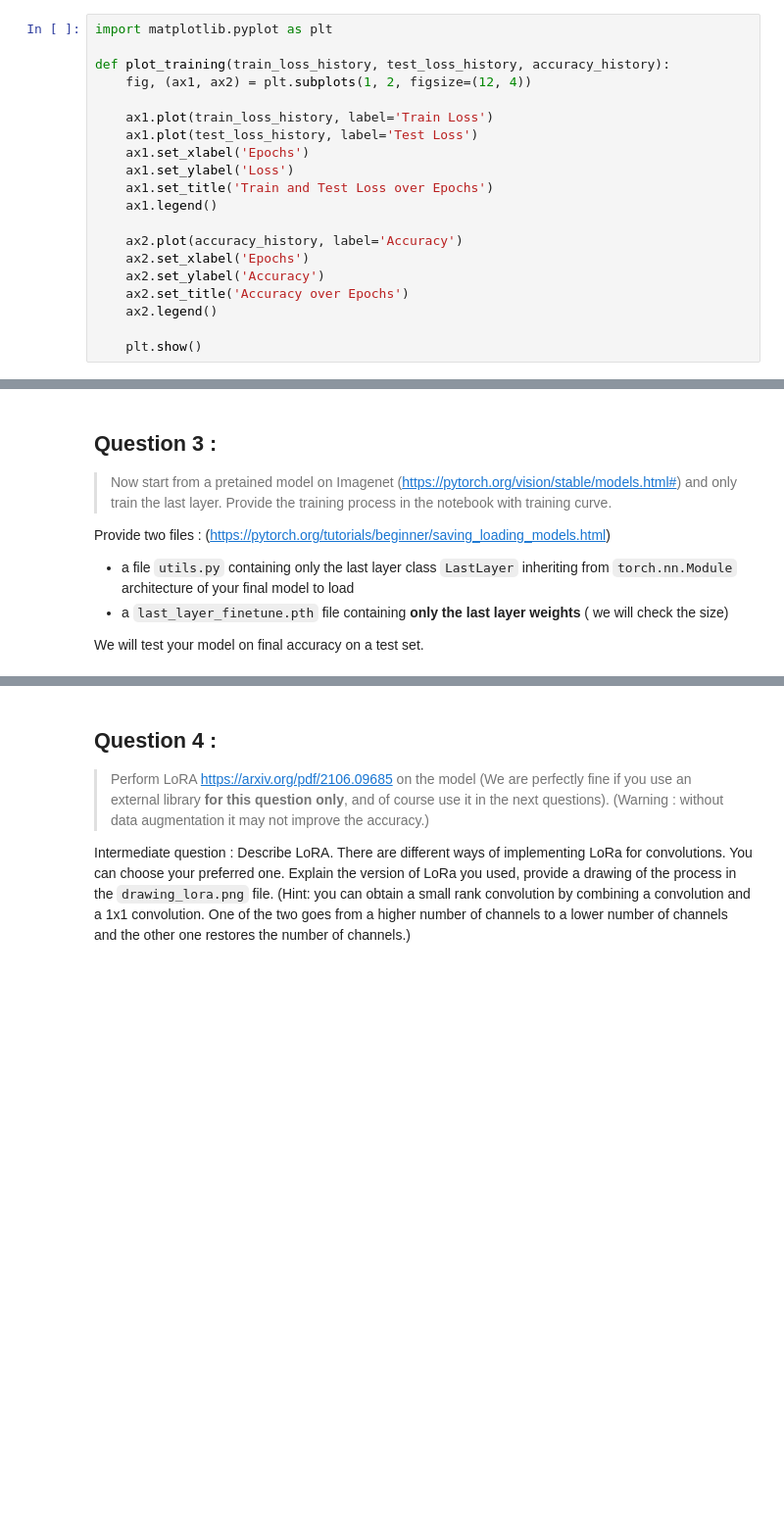
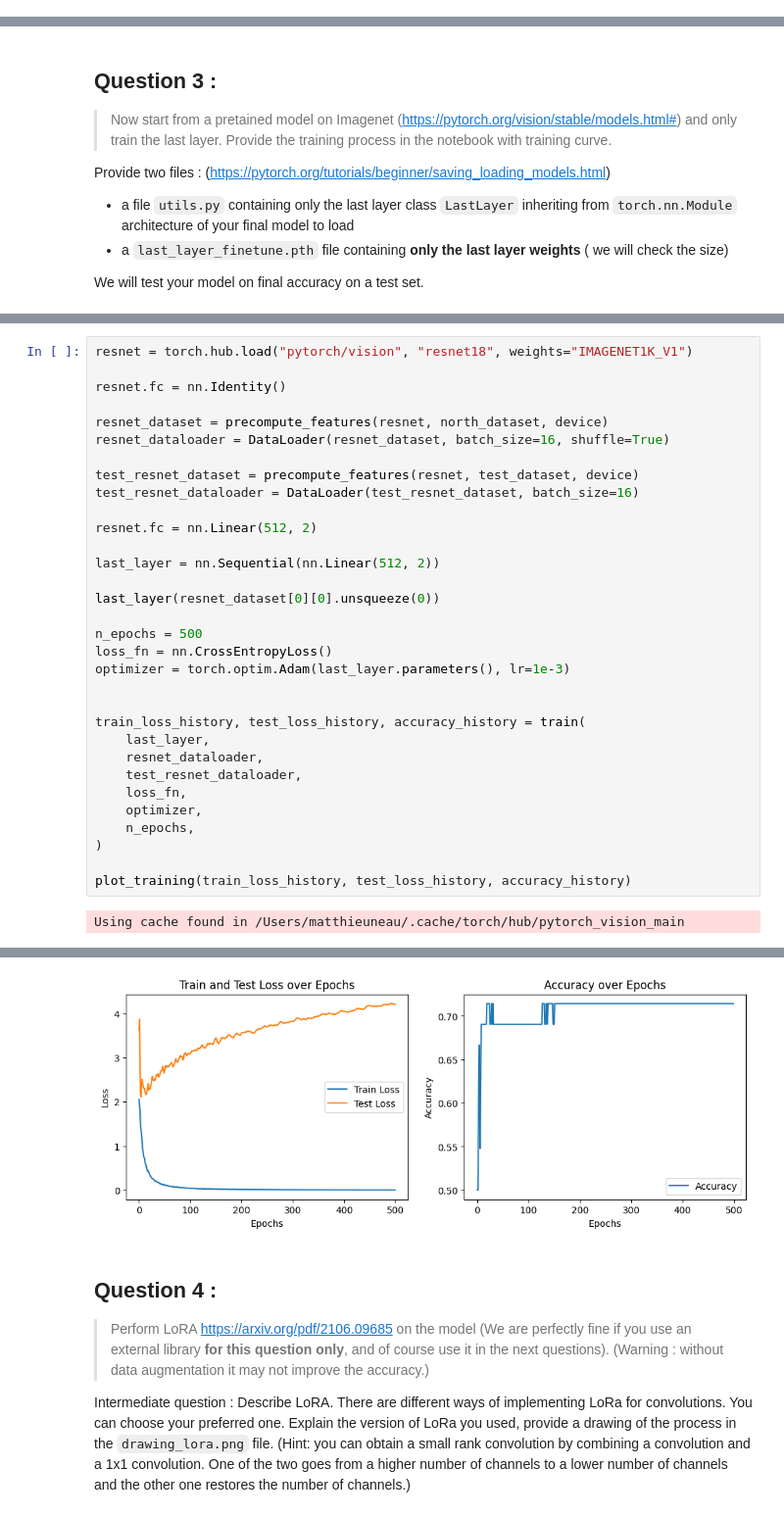
Before and after one commit to matthieuneau/deep-learning-practice, a Jupyter notebook: TP4.ipynb, the cells around one changed output, grey strips where cells are left out. Shown at 98% size. Cells and saved outputs as stored; diff of their text form; blank space fills up the shorter version.

```diff
--- a/TP4.ipynb
+++ b/TP4.ipynb
@@ -215,23 +153,3 @@ Epoch 1, train loss: 1.8919, test loss: 3.7445, accuracy: 0.5000
-# %%
-import matplotlib.pyplot as plt
-
-def plot_training(train_loss_history, test_loss_history, accuracy_history):
-    fig, (ax1, ax2) = plt.subplots(1, 2, figsize=(12, 4))
-
-    ax1.plot(train_loss_history, label='Train Loss')
-    ax1.plot(test_loss_history, label='Test Loss')
-    ax1.set_xlabel('Epochs')
-    ax1.set_ylabel('Loss')
-    ax1.set_title('Train and Test Loss over Epochs')
-    ax1.legend()
-
-    ax2.plot(accuracy_history, label='Accuracy')
-    ax2.set_xlabel('Epochs')
-    ax2.set_ylabel('Accuracy')
-    ax2.set_title('Accuracy over Epochs')
-    ax2.legend()
-
-    plt.show()
 # %% [markdown]
 <div class="alert alert-info">  We can see that the test loss increases over time because the model gets more and more confident in its predictions, which can be checked by inspecting the logits. Nonetheless, the accuracy over the test set keeps increasing so the model is not overfitting  </div>
 # %% [markdown]
@@ -311,0 +164,34 @@ ResNet(
+# %%
+resnet = torch.hub.load("pytorch/vision", "resnet18", weights="IMAGENET1K_V1")
+
+resnet.fc = nn.Identity()
+
+resnet_dataset = precompute_features(resnet, north_dataset, device)
+resnet_dataloader = DataLoader(resnet_dataset, batch_size=16, shuffle=True)
+
+test_resnet_dataset = precompute_features(resnet, test_dataset, device)
+test_resnet_dataloader = DataLoader(test_resnet_dataset, batch_size=16)
+
+resnet.fc = nn.Linear(512, 2)
+
+last_layer = nn.Sequential(nn.Linear(512, 2))
+
+last_layer(resnet_dataset[0][0].unsqueeze(0))
+
+n_epochs = 500
+loss_fn = nn.CrossEntropyLoss()
+optimizer = torch.optim.Adam(last_layer.parameters(), lr=1e-3)
+
+
+train_loss_history, test_loss_history, accuracy_history = train(
+    last_layer,
+    resnet_dataloader,
+    test_resnet_dataloader,
+    loss_fn,
+    optimizer,
+    n_epochs,
+)
+
+plot_training(train_loss_history, test_loss_history, accuracy_history)
+# %% [output]
+Using cache found in /Users/matthieuneau/.cache/torch/hub/pytorch_vision_main
@@ -312,3 +203,4 @@ ResNet(
+[figure, added]
 # %% [markdown]
 ## Question 4 :
 > Perform  LoRA https://arxiv.org/pdf/2106.09685  on the model  (We are perfectly fine if you use an external library **for this question only**, and of course use it in the next questions). (Warning : without data augmentation it may not improve the accuracy.)
```
Also changed, not shown: parts of 9 cells of this notebook, 1 other file.
